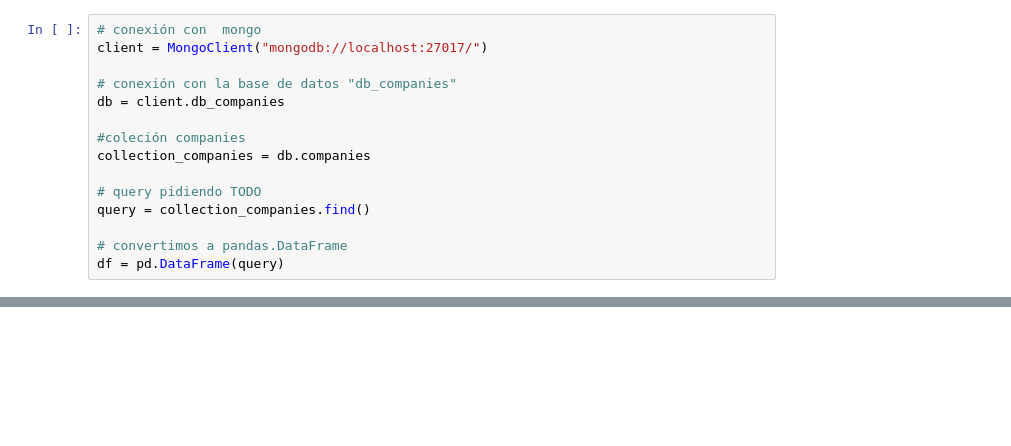
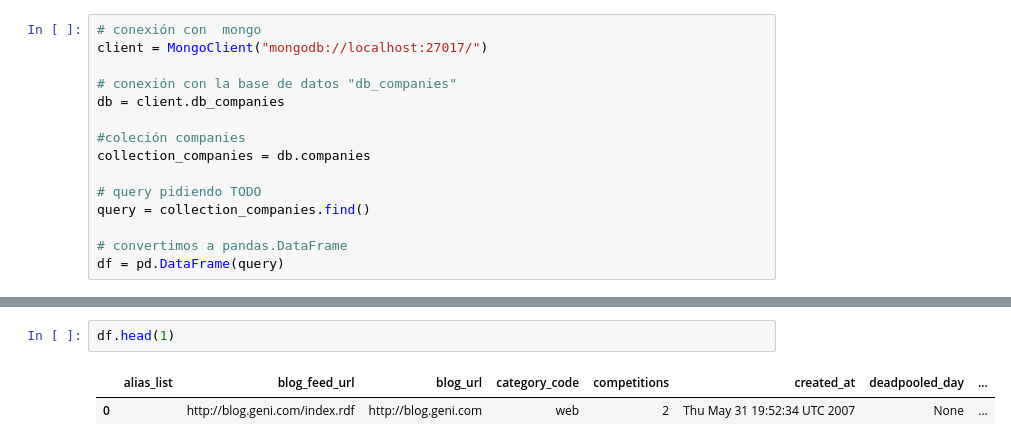
Before and after one commit to albertogcmr/pymongo-project, a Jupyter notebook: main.ipynb, the cells around one changed output, grey strips where cells are left out. Cells and saved outputs as stored; diff of their text form; blank space fills up the shorter version.

```diff
--- a/main.ipynb
+++ b/main.ipynb
@@ -83,0 +171,5 @@ df.head()
+# %%
+df.head(1)
+# %% [output]
+|  | alias_list | blog_feed_url | blog_url | category_code | competitions | created_at | deadpooled_day | ... |
+| 0 |  | http://blog.geni.com/index.rdf | http://blog.geni.com | web | 2 | Thu May 31 19:52:34 UTC 2007 | None | ... |
```
Also changed, not shown: parts of 15 cells of this notebook, 3 other files.
